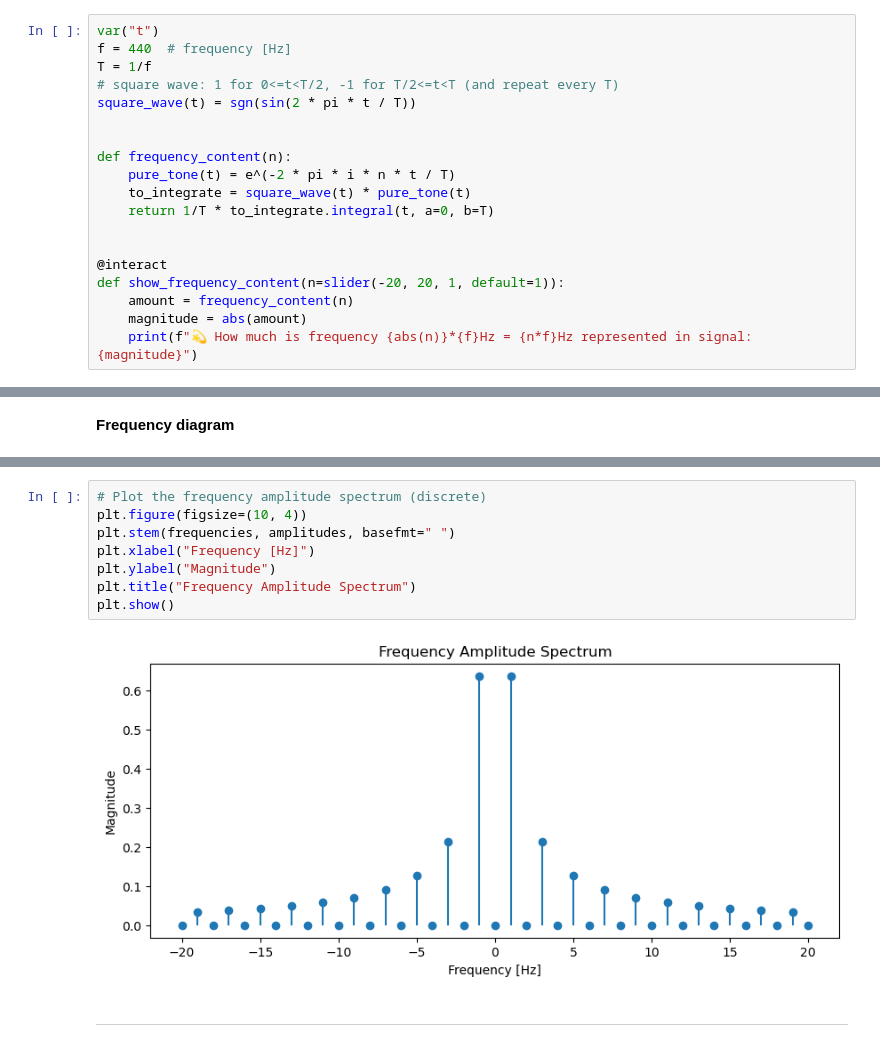
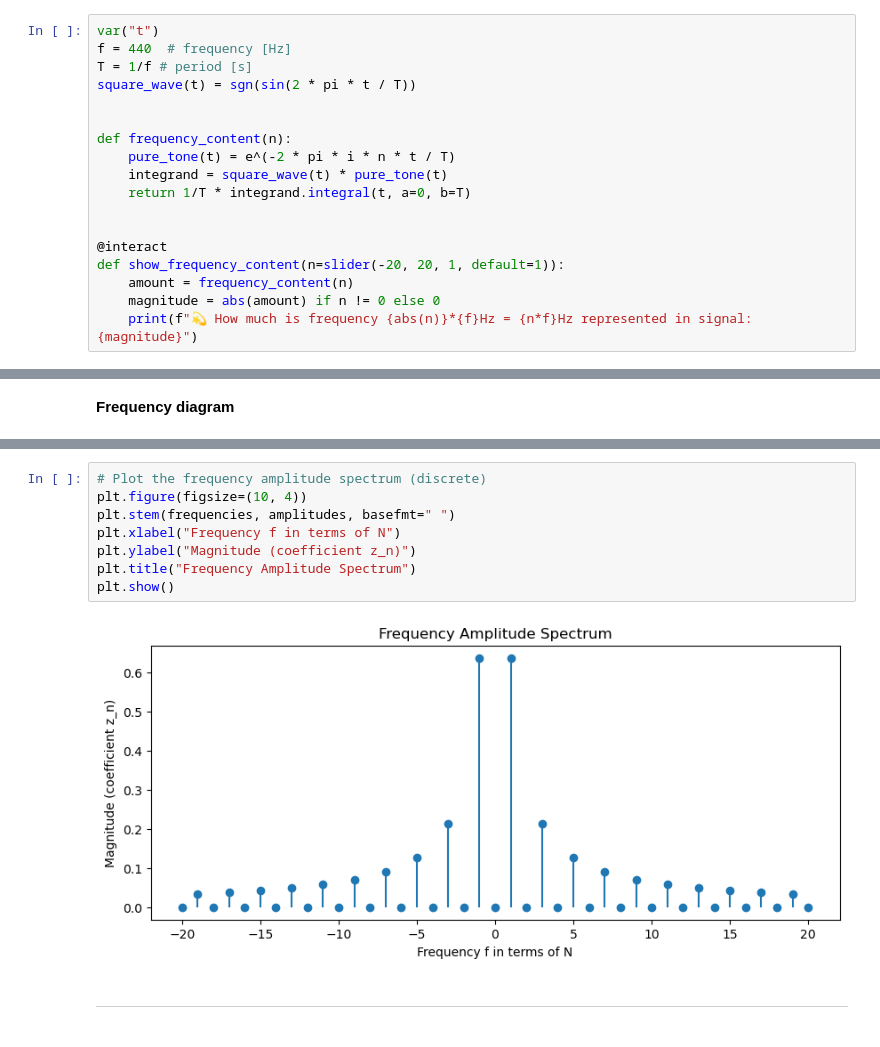
Before and after one commit to Splines/fourier-analysis-basics, a Jupyter notebook: src/fourier.ipynb, the cells around one changed output, grey strips where cells are left out. Drawn from its saved outputs; the diff is of its cells as text.

```diff
--- a/src/fourier.ipynb
+++ b/src/fourier.ipynb
@@ -490,21 +513,20 @@ $$
 # %%
 var("t")
 f = 440  # frequency [Hz]
-T = 1/f
-# square wave: 1 for 0<=t<T/2, -1 for T/2<=t<T (and repeat every T)
+T = 1/f # period [s]
 square_wave(t) = sgn(sin(2 * pi * t / T))
 
 
 def frequency_content(n):
     pure_tone(t) = e^(-2 * pi * i * n * t / T)
-    to_integrate = square_wave(t) * pure_tone(t)
-    return 1/T * to_integrate.integral(t, a=0, b=T)
+    integrand = square_wave(t) * pure_tone(t)
+    return 1/T * integrand.integral(t, a=0, b=T)
 
 
 @interact
 def show_frequency_content(n=slider(-20, 20, 1, default=1)):
     amount = frequency_content(n)
-    magnitude = abs(amount)
+    magnitude = abs(amount) if n != 0 else 0
     print(f"💫 How much is frequency {abs(n)}*{f}Hz = {n*f}Hz represented in signal: {magnitude}")
 # %% [output]
 Interactive function <function show_frequency_content at 0x...> with 1 widget
@@ -563,13 +567,13 @@ Discontinuities at zeroes of sin(pi*sageVARt*880) were not checked
 # %%
 # Plot the frequency amplitude spectrum (discrete)
 plt.figure(figsize=(10, 4))
 plt.stem(frequencies, amplitudes, basefmt=" ")
-plt.xlabel("Frequency [Hz]")
-plt.ylabel("Magnitude")
+plt.xlabel("Frequency f in terms of N")
+plt.ylabel("Magnitude (coefficient z_n)")
 plt.title("Frequency Amplitude Spectrum")
 plt.show()
 # %% [output]
-[figure, old version]
+[figure, new version]
 # %% [markdown]
 ---
 # %% [markdown]
```
Also changed, not shown: parts of 68 cells of this notebook.
